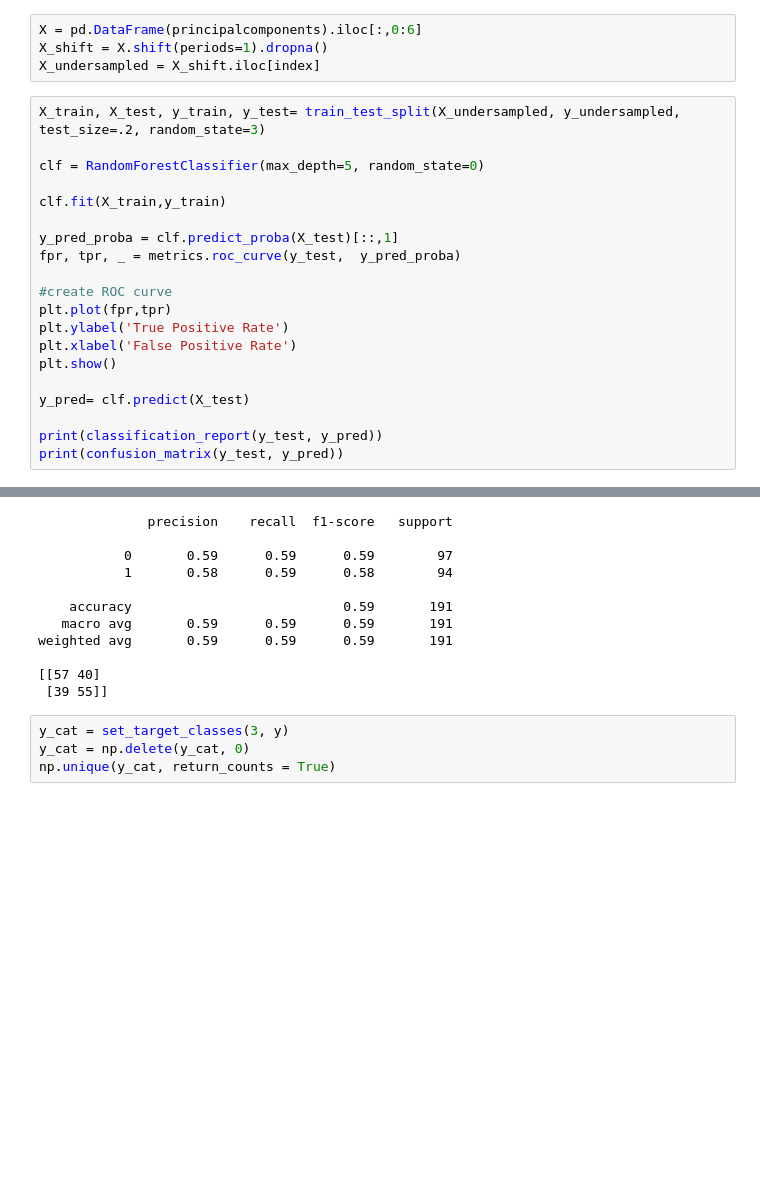
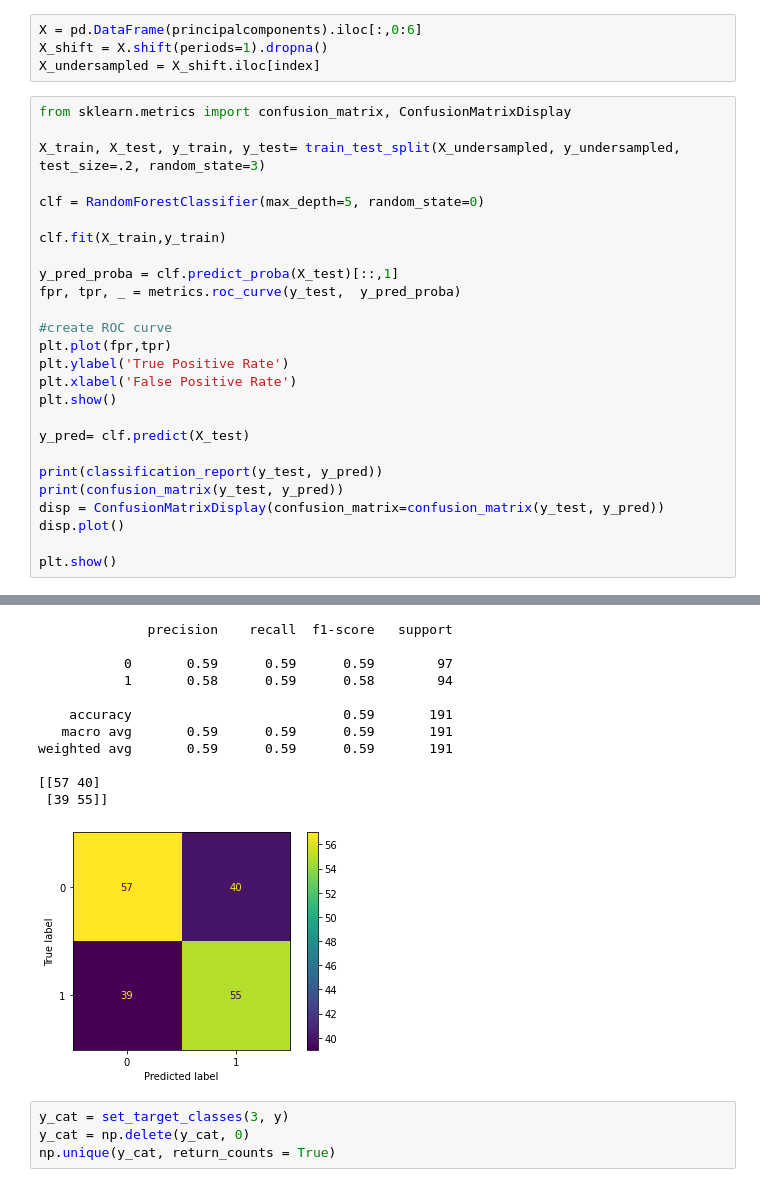
Before and after one commit to kylearbide/Stock-Market-Analysis-EMSE6575, a Jupyter notebook: notebooks/classification/PCA for Stocks.ipynb, the cells around one changed output, grey strips where cells are left out. Cells and saved outputs as stored; diff of their text form; blank space fills up the shorter version.

Commit message:
added displays

```diff
--- a/notebooks/classification/PCA for Stocks.ipynb
+++ b/notebooks/classification/PCA for Stocks.ipynb
@@ -680,38 +680,45 @@ X = pd.DataFrame(principalcomponents).iloc[:,0:6]
 X_shift = X.shift(periods=1).dropna()
 X_undersampled = X_shift.iloc[index]
 # %%
+from sklearn.metrics import confusion_matrix, ConfusionMatrixDisplay
+
 X_train, X_test, y_train, y_test= train_test_split(X_undersampled, y_undersampled, test_size=.2, random_state=3)
 
 clf = RandomForestClassifier(max_depth=5, random_state=0)
 
 clf.fit(X_train,y_train)
 
 y_pred_proba = clf.predict_proba(X_test)[::,1]
 fpr, tpr, _ = metrics.roc_curve(y_test,  y_pred_proba)
 
 #create ROC curve
 plt.plot(fpr,tpr)
 plt.ylabel('True Positive Rate')
 plt.xlabel('False Positive Rate')
 plt.show()
 
 y_pred= clf.predict(X_test)
 
 print(classification_report(y_test, y_pred))
 print(confusion_matrix(y_test, y_pred))
+disp = ConfusionMatrixDisplay(confusion_matrix=confusion_matrix(y_test, y_pred))
+disp.plot()
+
+plt.show()
 # %% [output]
 [figure]
               precision    recall  f1-score   support
 
            0       0.59      0.59      0.59        97
            1       0.58      0.59      0.58        94
 
     accuracy                           0.59       191
    macro avg       0.59      0.59      0.59       191
 weighted avg       0.59      0.59      0.59       191
 
 [[57 40]
  [39 55]]
+[figure, added]
 # %%
 y_cat = set_target_classes(3, y)
 y_cat = np.delete(y_cat, 0)
```
Also changed, not shown: parts of 4 cells of this notebook, 2 other files.
